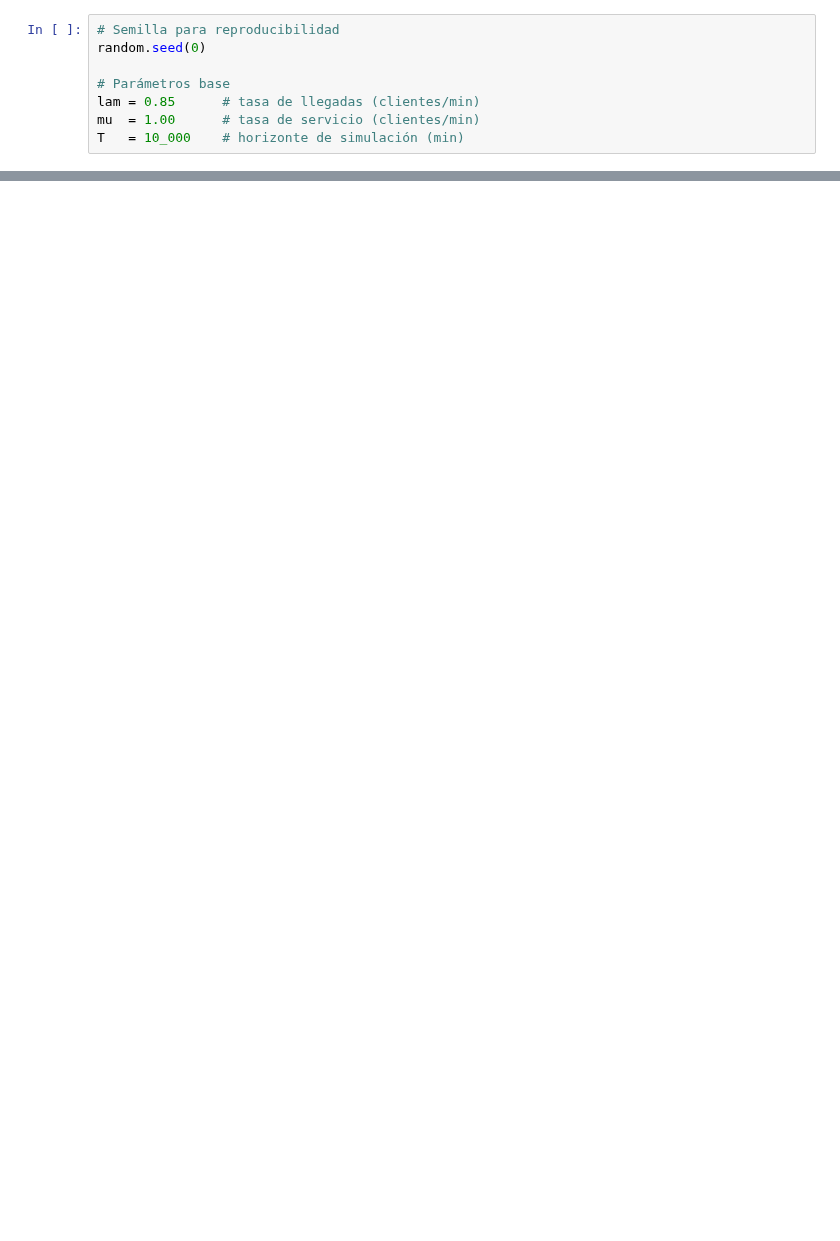
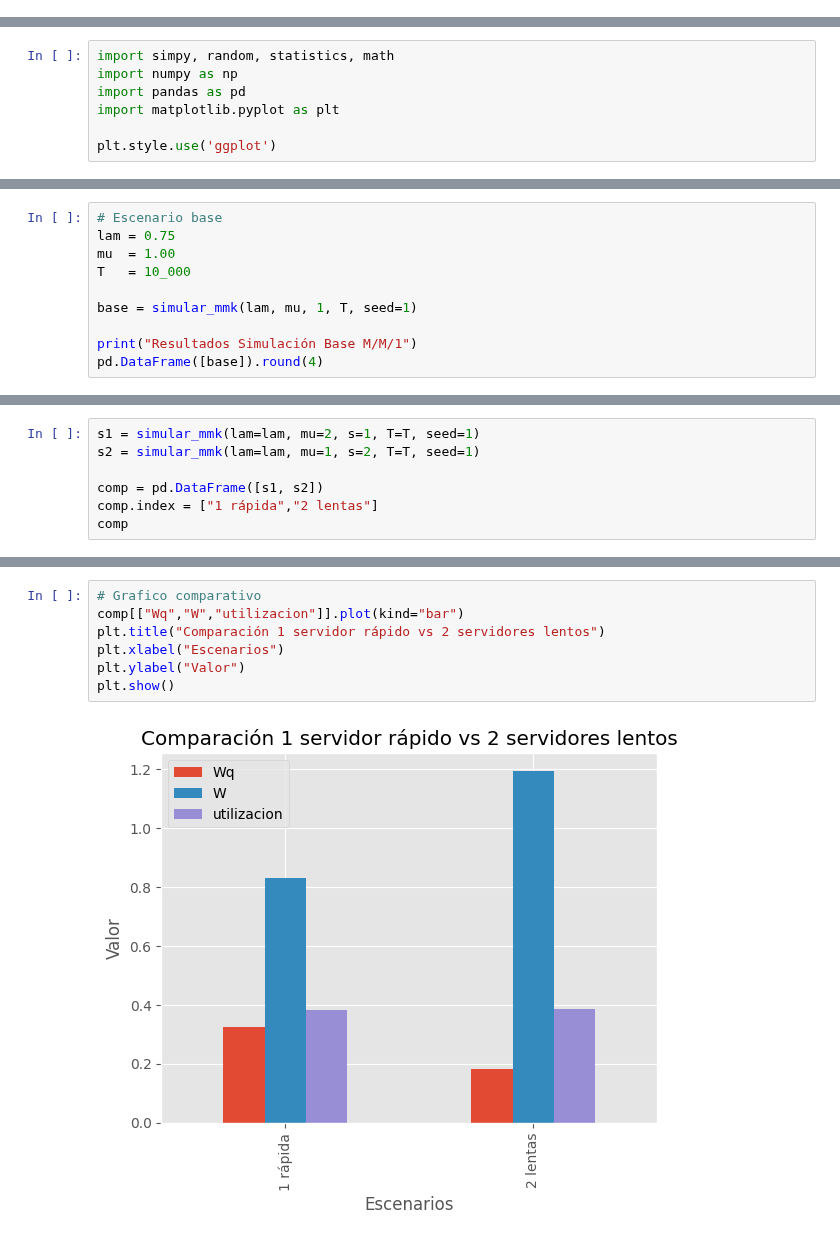
Before and after one commit to modelos-inst/LibroMoBI, a Jupyter notebook: content/complementarias/complementaria_simu_cola_simpy.ipynb, the cells around one changed output, grey strips where cells are left out. Saved outputs shown, nothing was run; the diff lists cells and outputs as text; blank space fills up the shorter version.

Commit message:
Agregar complementaria simulación colas SimPy y actualizar intro

```diff
--- a/content/complementarias/complementaria_simu_cola_simpy.ipynb
+++ b/content/complementarias/complementaria_simu_cola_simpy.ipynb
@@ -325,8 +0,0 @@ Paso 0: Definir los parámetros.
-# %%
-# Semilla para reproducibilidad
-random.seed(0)
-
-# Parámetros base
-lam = 0.85      # tasa de llegadas (clientes/min)
-mu  = 1.00      # tasa de servicio (clientes/min)
-T   = 10_000    # horizonte de simulación (min)
@@ -895,0 +20,7 @@ Base (teoría)
+# %%
+import simpy, random, statistics, math
+import numpy as np
+import pandas as pd
+import matplotlib.pyplot as plt
+
+plt.style.use('ggplot')
@@ -895,0 +160,10 @@ Base (teoría)
+# %%
+# Escenario base
+lam = 0.75
+mu  = 1.00
+T   = 10_000
+
+base = simular_mmk(lam, mu, 1, T, seed=1)
+
+print("Resultados Simulación Base M/M/1")
+pd.DataFrame([base]).round(4)
@@ -895,0 +307,7 @@ Base (teoría)
+# %%
+s1 = simular_mmk(lam=lam, mu=2, s=1, T=T, seed=1)
+s2 = simular_mmk(lam=lam, mu=1, s=2, T=T, seed=1)
+
+comp = pd.DataFrame([s1, s2])
+comp.index = ["1 rápida","2 lentas"]
+comp
@@ -895,0 +318,9 @@ Base (teoría)
+# %%
+# Grafico comparativo
+comp[["Wq","W","utilizacion"]].plot(kind="bar")
+plt.title("Comparación 1 servidor rápido vs 2 servidores lentos")
+plt.xlabel("Escenarios")
+plt.ylabel("Valor")
+plt.show()
+# %% [output]
+[figure, added]
```
Also changed, not shown: parts of 64 cells of this notebook, 2 other files.
